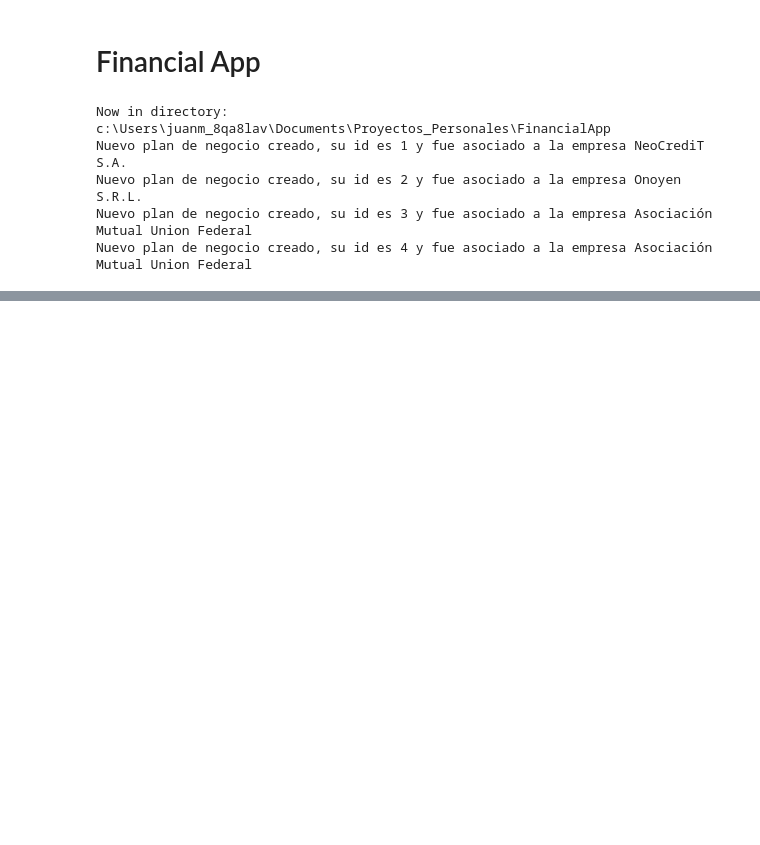
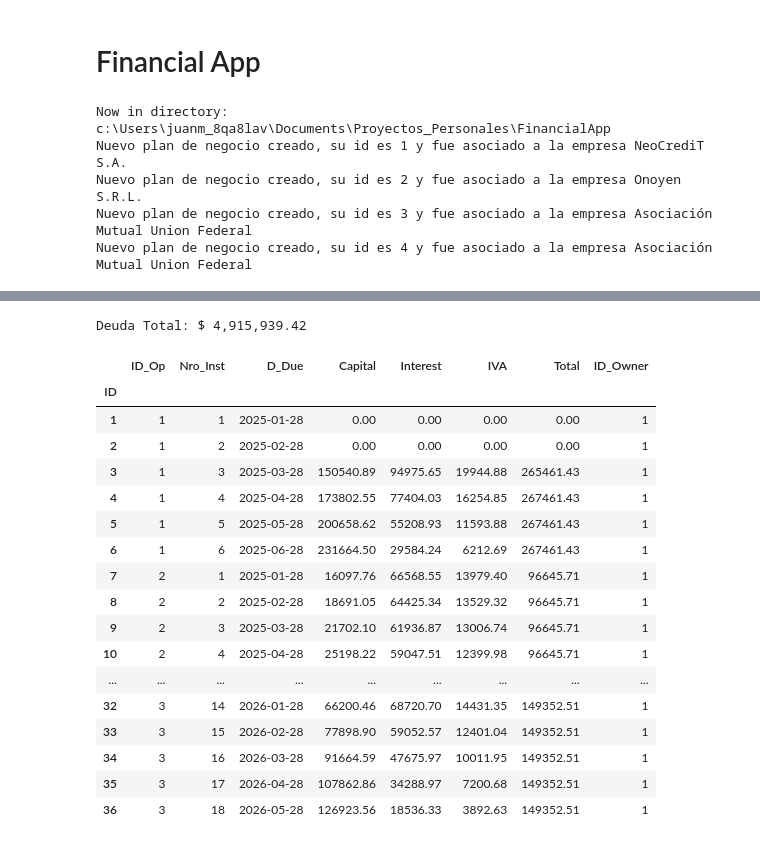
Before and after one commit to JuanMCarini/FinancialApp, a Jupyter notebook: notebooks/Start_DataBases.ipynb, the cells around one changed output, grey strips where cells are left out. Saved outputs shown, nothing was run; the diff lists cells and outputs as text; code cells hidden in the pictures; blank space fills up the shorter version.

```diff
--- a/notebooks/Start_DataBases.ipynb
+++ b/notebooks/Start_DataBases.ipynb
@@ -175,0 +63,26 @@ df
+# %%
+balance = credits_balance()
+print(f'Deuda Total: $ {balance['Total'].sum():,.2f}')
+
+# balance[['Capital', 'Interest', 'IVA', 'Total']] = balance[['Capital', 'Interest', 'IVA', 'Total']].map('${:,.2f}'.format)
+balance
+# %% [output]
+Deuda Total: $ 4,915,939.42
+|  | ID_Op | Nro_Inst | D_Due | Capital | Interest | IVA | Total | ID_Owner |
+| ID |  |  |  |  |  |  |  |  |
+| 1 | 1 | 1 | 2025-01-28 | 0.00 | 0.00 | 0.00 | 0.00 | 1 |
+| 2 | 1 | 2 | 2025-02-28 | 0.00 | 0.00 | 0.00 | 0.00 | 1 |
+| 3 | 1 | 3 | 2025-03-28 | 150540.89 | 94975.65 | 19944.88 | 265461.43 | 1 |
+| 4 | 1 | 4 | 2025-04-28 | 173802.55 | 77404.03 | 16254.85 | 267461.43 | 1 |
+| 5 | 1 | 5 | 2025-05-28 | 200658.62 | 55208.93 | 11593.88 | 267461.43 | 1 |
+| 6 | 1 | 6 | 2025-06-28 | 231664.50 | 29584.24 | 6212.69 | 267461.43 | 1 |
+| 7 | 2 | 1 | 2025-01-28 | 16097.76 | 66568.55 | 13979.40 | 96645.71 | 1 |
+| 8 | 2 | 2 | 2025-02-28 | 18691.05 | 64425.34 | 13529.32 | 96645.71 | 1 |
+| 9 | 2 | 3 | 2025-03-28 | 21702.10 | 61936.87 | 13006.74 | 96645.71 | 1 |
+| 10 | 2 | 4 | 2025-04-28 | 25198.22 | 59047.51 | 12399.98 | 96645.71 | 1 |
+| ... | ... | ... | ... | ... | ... | ... | ... | ... |
+| 32 | 3 | 14 | 2026-01-28 | 66200.46 | 68720.70 | 14431.35 | 149352.51 | 1 |
+| 33 | 3 | 15 | 2026-02-28 | 77898.90 | 59052.57 | 12401.04 | 149352.51 | 1 |
+| 34 | 3 | 16 | 2026-03-28 | 91664.59 | 47675.97 | 10011.95 | 149352.51 | 1 |
+| 35 | 3 | 17 | 2026-04-28 | 107862.86 | 34288.97 | 7200.68 | 149352.51 | 1 |
+| 36 | 3 | 18 | 2026-05-28 | 126923.56 | 18536.33 | 3892.63 | 149352.51 | 1 |
```
Also changed, not shown: parts of 15 cells of this notebook, 4 other files.
